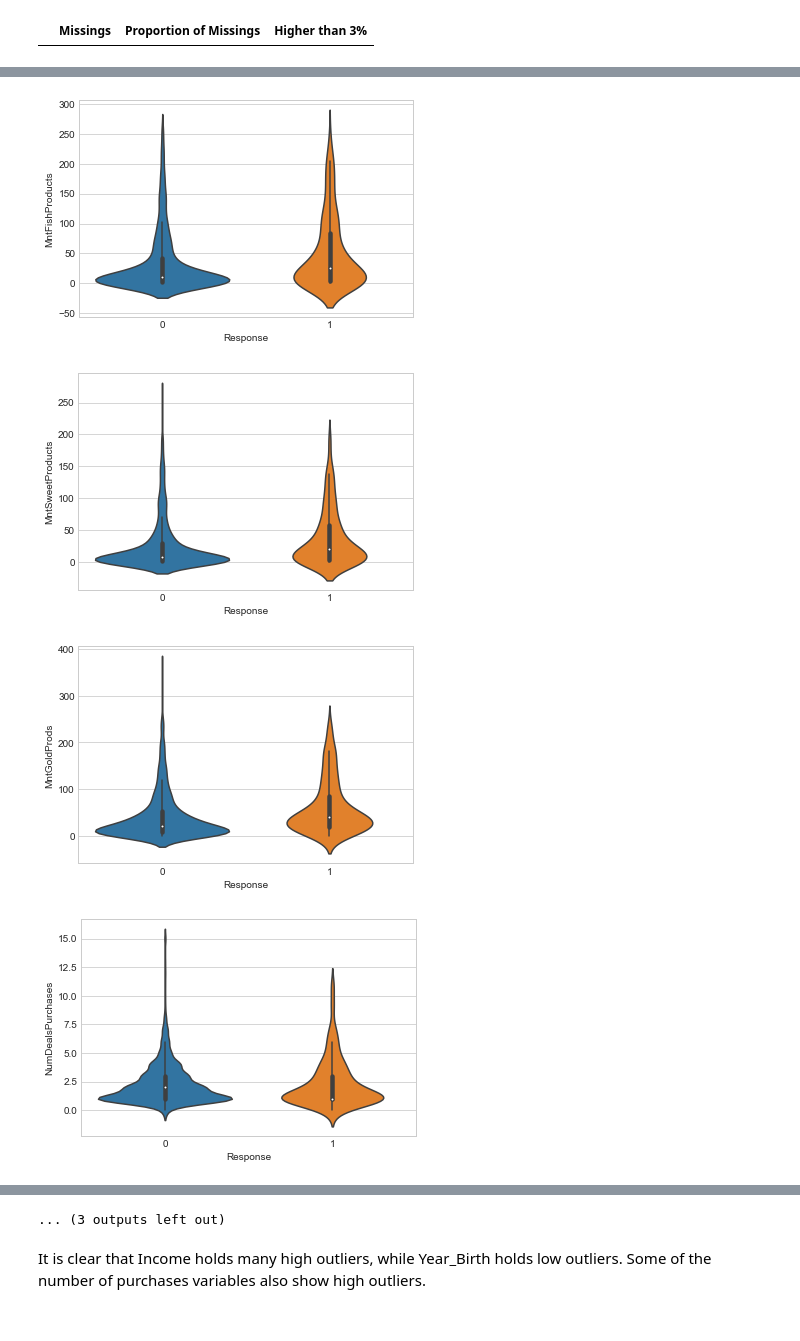
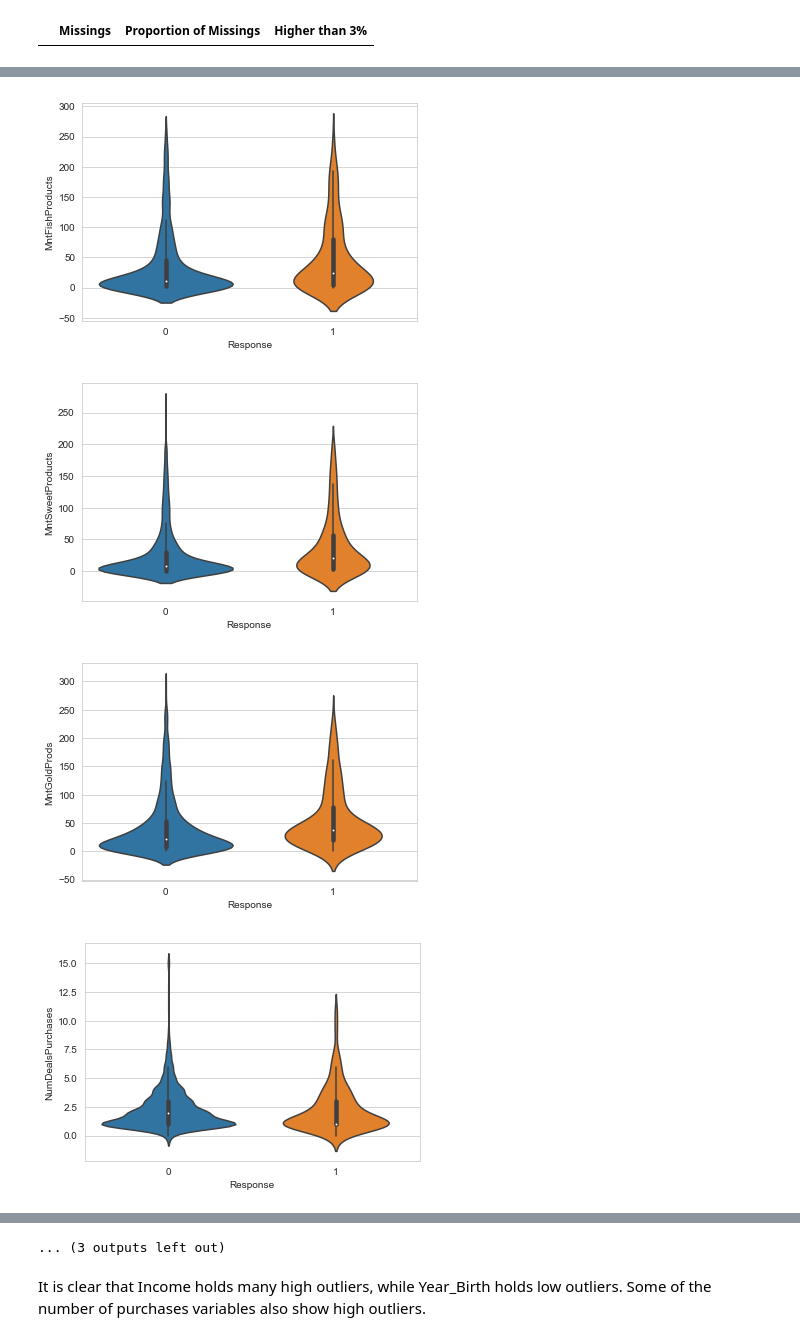
Before and after one commit to RodolfoLSS/machine_learning_classification, a Jupyter notebook: Feature_Exploration.ipynb, the cells around one changed output, grey strips where cells are left out. Cells and saved outputs as stored; diff of their text form; code cells hidden in the pictures.

```diff
--- a/Feature_Exploration.ipynb
+++ b/Feature_Exploration.ipynb
@@ -18,10 +30,20 @@ os.chdir("C:\\Users\\maxde\\OneDrive\\Documentos\\machine_learning\\project_1")
 # %% [markdown]
 ## Setting up
 # %%
+# Loading database
 database = pd.read_excel("ml_project1_data.xlsx")
 
-seed = 101
+# Iteration
+iteration = 1
 
+
+# Setting Seed
+seeds = [101, 2019, 555, 975, 369]
+
+seed = seeds[iteration]
+
+
+# Splitting the train and test dataset
 data, data_test = train_test_split(database.copy(), test_size=0.2, stratify=database["Response"], random_state=seed)
 
 print(data.info())
@@ -295,5 +325,8 @@ data_[feat_n].describe() # Describing only Numerical Variables
 # %%
 std = data_[feat_n].describe().iloc[2,:]
+
+const_lab = [std[std<0.05].index[0], std[std<0.05].index[1]]
+
 std[std<0.05]
 # %% [output]
 Z_CostContact    0.0
@@ -302,9 +335,7 @@ Name: std, dtype: float64
 # %% [markdown]
 #### Removing constant variables
 # %%
-const = [std[std<0.05].index[0], std[std<0.05].index[1]]
-
-data_.drop(labels=const, axis=1, inplace=True) # Now data_ does not contain zero variance variables.
+data_.drop(labels=const_lab, axis=1, inplace=True) # Now data_ does not contain zero variance variables.
 
 
 feat_n = list(filter(lambda x: x not in const, feat_n)) # Removing the names of the no varaiance variables
@@ -386,10 +417,9 @@ def corr_matrix(df):
 
 
 
-
 feat_n_ = feat_n.copy()
-feat_n_.remove("Response") # Removing the Targer variable from the list of numerical features to be analyzed by correlation.
-corr_matrix(data_[feat_n_])
+feat_n.remove("Response") # Removing the Targer variable from the list of numerical features to be analyzed by correlation.
+corr_matrix(data_[feat_n])
 # %% [output]
 Hover to magify
 |  | Year_Birth | Income | Recency | MntWines | MntFruits | MntMeatProducts | MntFishProducts | MntSweetProducts | ... |
@@ -477,5 +509,5 @@ def num_feat_plot(df, feat_nlist, target, feat_clist = None):
 
     return
 
-num_feat_plot(data_, feat_n, "Response")
+num_feat_plot(data_, feat_n_, "Response")
 # %% [output]
@@ -488,4 +520,4 @@ num_feat_plot(data_, feat_n, "Response")
-[figure, old version]
+[figure, new version]
-[figure, old version]
+[figure, new version]
-[figure, old version]
+[figure, new version]
-[figure, old version]
+[figure, new version]
```
Also changed, not shown: parts of 74 cells of this notebook.
